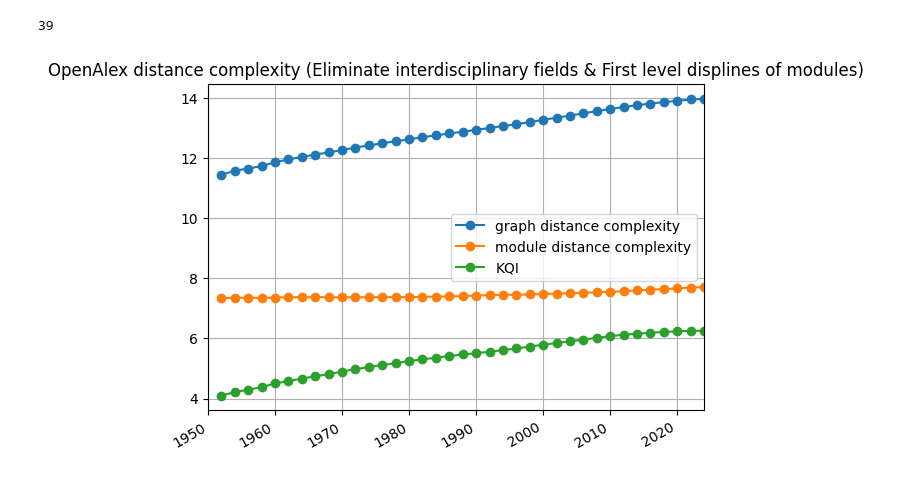
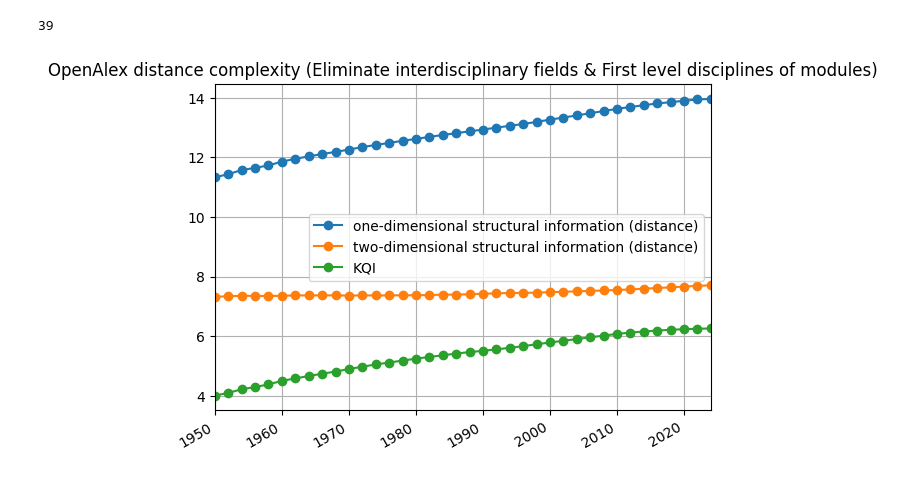
Before and after one commit to knogen/graph-computing-go, a Jupyter notebook: lab/new_structural_entropy.ipynb, the cells around one changed output. Drawn from its saved outputs; the diff is of its cells as text; code cells hidden in the pictures.

```diff
--- a/lab/new_structural_entropy.ipynb
+++ b/lab/new_structural_entropy.ipynb
@@ -179,7 +179,7 @@ openalex_entropy_collection.count_documents({})
 # %% [output]
 2559
 # %%
-displine_list = ["Medicine", "Biology", "Computer science", "Psychology"]
+discipline_list = ["Medicine", "Biology", "Computer science", "Psychology"]
 
 start_year, end_year = 1940,2024
 year_range = np.arange(start_year, end_year+1, dtype=np.int16)
@@ -194,17 +194,14 @@ for doc in openalex_entropy_collection.find({ 'rankType':'current',
     index = doc['year'] - start_year
     if index < 0:
         continue
-    # endPercent = doc['endPercent']
-    # if endPercent not in [10,40, 60,100]:
-    #     continue
 
-    displine = doc['subject']
+    discipline = doc['subject']
 
-    key = f"degree entropy [{displine}]"
+    key = f"degree entropy [{discipline}]"
     entropy_data_dict[key][index] = doc['entropy']['bigdegreeentropy']
-    key = f"structural entropy [{displine}]"
+    key = f"structural entropy [{discipline}]"
     entropy_data_dict[key][index] = doc['entropy']['littlestructuralentropy']
-    key = f"KQI [{displine}]"
+    key = f"KQI [{discipline}]"
     entropy_data_dict[key][index] = doc['entropy']['bigdegreeentropy']- doc['entropy']['littlestructuralentropy']
 
 
@@ -214,7 +211,7 @@ df = df[df.columns[df.iloc[-1].argsort()[::-1]]]
 # plt.figure(figsize=(22, 10))  # 宽度为 10 英寸，高度为 6 英寸
 df.plot(marker=".",figsize=(10, 6))
 # plt.xlim(start_year, end_year)
-plt.title("OpenAlex SubDispline KQI")
+plt.title("OpenAlex SubDiscipline KQI")
 # plt.xticks(year_range)
 plt.grid()
 plt.gcf().autofmt_xdate()
@@ -244,10 +241,13 @@ wikipedia_entropy_collection.count_documents({})
 start_year, end_year = 2004,2024
 year_range = np.arange(start_year, end_year+1, dtype=np.int16)
 
+BIG_ENTROPY_KEY = "one-dimensional structural information (distance)"
+LITTLE_ENTROPY_KEY = "two-dimensional structural information (distance)"
+
 
 complexity_data = {
-    "graph distance complexity":np.full(end_year-start_year+1,np.nan),
-    'module distance complexity':np.full(end_year-start_year+1,np.nan),
+    BIG_ENTROPY_KEY:np.full(end_year-start_year+1,np.nan),
+    LITTLE_ENTROPY_KEY:np.full(end_year-start_year+1,np.nan),
     # 'delta':np.full(end_year-start_year+1,np.nan)
 }
 
@@ -261,8 +261,8 @@ for doc in wikipedia_entropy_collection.find({'level':lv}):
     index = doc['year'] - start_year
     if index <= 0:
         continue
-    complexity_data['module distance complexity'][index] = doc['complexity']['littlcomplexity']
-    complexity_data['graph distance complexity'][index] = doc['complexity']['bigcomplexity']
+    complexity_data[LITTLE_ENTROPY_KEY][index] = doc['complexity']['littlcomplexity']
+    complexity_data[BIG_ENTROPY_KEY][index] = doc['complexity']['bigcomplexity']
     for title, value in doc['complexity']['modulecomplexity'].items():
         if value >0:
             module_complexity[title][index] = value
@@ -272,7 +272,7 @@ for doc in wikipedia_entropy_collection.find({'level':lv}):
         module_edge_stats[title][index] = doc['complexity']['moduleedgecount'][title]
         module_edge_div_node_stats[title][index] = doc['complexity']['moduleedgecount'][title]/value
 
-complexity_data['KQI'] = complexity_data['graph distance complexity'] - complexity_data['module distance complexity']
+complexity_data['KQI'] = complexity_data[BIG_ENTROPY_KEY] - complexity_data[LITTLE_ENTROPY_KEY]
 # %%
 
 df = pd.DataFrame(complexity_data, index=year_range)
@@ -384,10 +384,12 @@ openalex_entropy_collection.count_documents({})
 start_year, end_year = 1950,2024
 year_range = np.arange(start_year, end_year+1, dtype=np.int16)
 
+BIG_ENTROPY_KEY = "one-dimensional structural information (distance)"
+LITTLE_ENTROPY_KEY = "two-dimensional structural information (distance)"
 
 complexity_data = {
-    "graph distance complexity":np.full(end_year-start_year+1,np.nan),
-    'module distance complexity':np.full(end_year-start_year+1,np.nan),
+    BIG_ENTROPY_KEY:np.full(end_year-start_year+1,np.nan),
+    LITTLE_ENTROPY_KEY:np.full(end_year-start_year+1,np.nan),
     # 'delta':np.full(end_year-start_year+1,np.nan)
 }
 
@@ -399,10 +401,10 @@ module_edge_div_node_stats = collections.defaultdict(lambda :np.full(end_year-st
 lv = 3
 for doc in openalex_entropy_collection.find():
     index = doc['year'] - start_year
-    if index <= 0:
+    if index < 0:
         continue
-    complexity_data['module distance complexity'][index] = doc['complexity']['littlcomplexity']
-    complexity_data['graph distance complexity'][index] = doc['complexity']['bigcomplexity']
+    complexity_data[LITTLE_ENTROPY_KEY][index] = doc['complexity']['littlcomplexity']
+    complexity_data[BIG_ENTROPY_KEY][index] = doc['complexity']['bigcomplexity']
     for title, value in doc['complexity']['modulecomplexity'].items():
         if value >0:
             module_complexity[title][index] = value
@@ -412,18 +414,18 @@ for doc in openalex_entropy_collection.find():
         module_edge_stats[title][index] = doc['complexity']['moduleedgecount'][title]
         module_edge_div_node_stats[title][index] = doc['complexity']['moduleedgecount'][title]/value
 
-complexity_data['KQI'] = complexity_data['graph distance complexity'] - complexity_data['module distance complexity']
+complexity_data['KQI'] = complexity_data[BIG_ENTROPY_KEY] - complexity_data[LITTLE_ENTROPY_KEY]
 # %%
 
 df = pd.DataFrame(complexity_data, index=year_range)
 df = df.dropna()
 df.plot( marker='o')
 plt.xlim(start_year, end_year)
-plt.title("OpenAlex distance complexity (Eliminate interdisciplinary fields & First level displines of modules)")
+plt.title("OpenAlex distance complexity (Eliminate interdisciplinary fields & First level disciplines of modules)")
 plt.grid()
 plt.gcf().autofmt_xdate()
 # %% [output]
-[figure, old version]
+[figure, new version]
 # %%
 draw_xlsx_sheet(XLSX_WRITER,
                 df,
```
Also changed, not shown: parts of 31 cells of this notebook, 6 other files.
